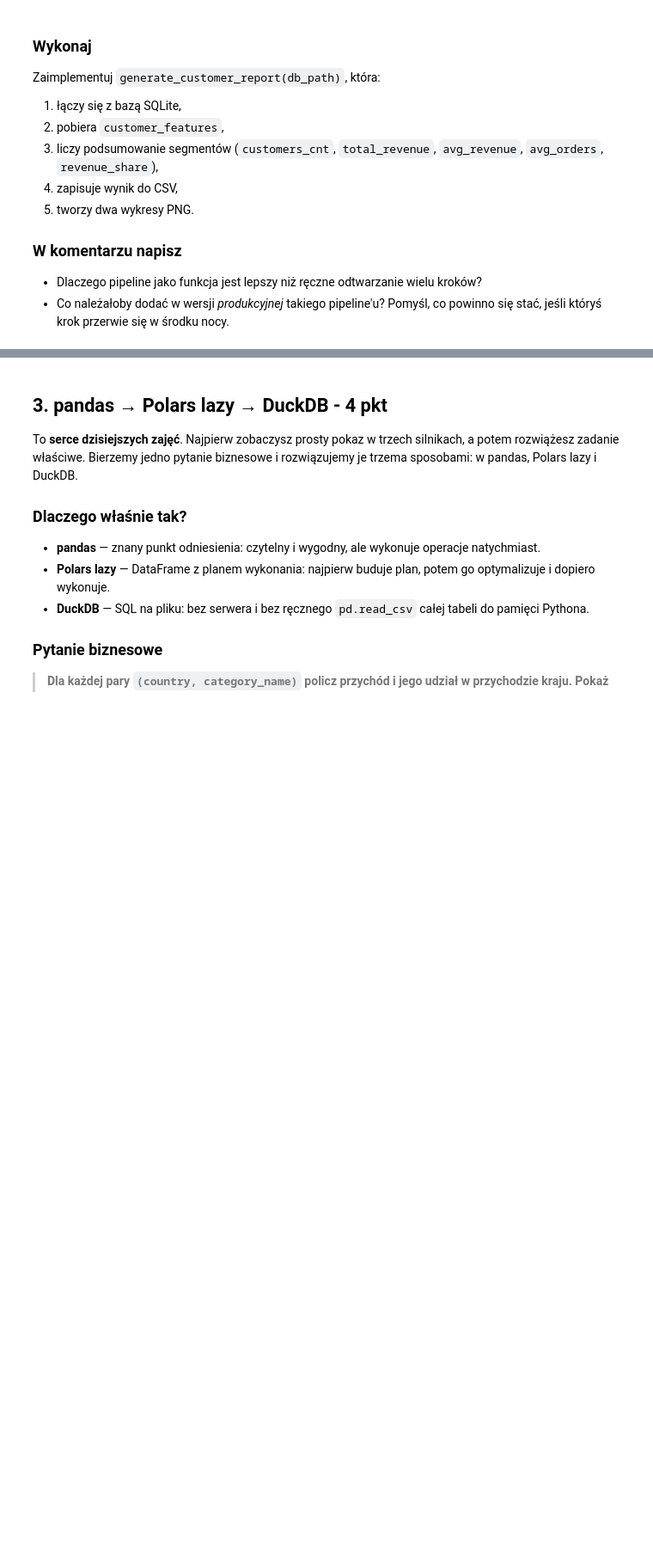
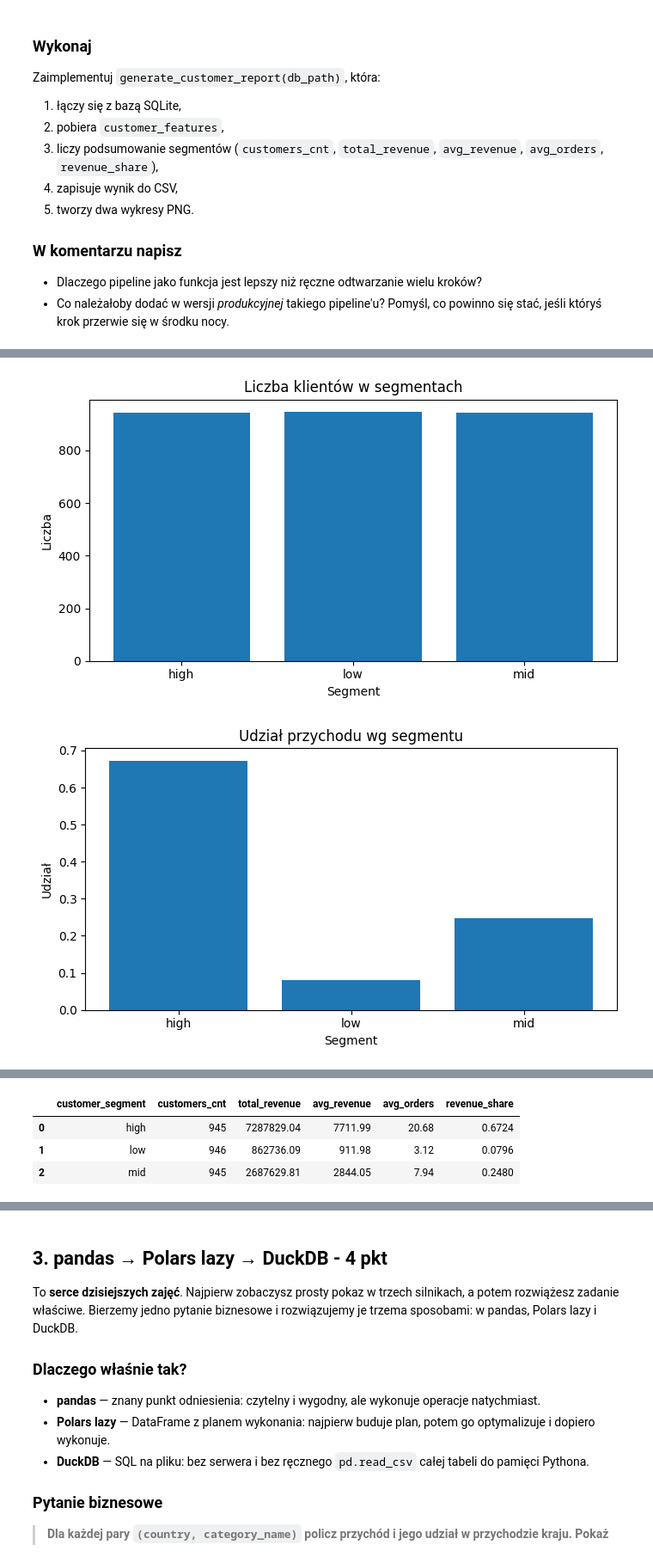
Before and after one commit to closetcaiman/dbids, a Jupyter notebook: labs/lab10/notebooks/notebook.ipynb, the cells around one changed output, grey strips where cells are left out. Shown at 86% size. Cells and saved outputs as stored; diff of their text form; code cells hidden in the pictures; blank space fills up the shorter version.

```diff
--- a/labs/lab10/notebooks/notebook.ipynb
+++ b/labs/lab10/notebooks/notebook.ipynb
@@ -576,13 +682,22 @@ def generate_customer_report(db_path, output_dir="output/reports"):
     # Pokaz: customers_cnt, total_revenue, avg_revenue, avg_orders.
     # Hint: .groupby("customer_segment", as_index=False, observed=True).agg(...)
 
-    segment_summary = ...  # <- wpisz tu DataFrame
+    segment_summary = customers.groupby(
+        "customer_segment", as_index=False, observed=True
+    ).agg(
+        customers_cnt=("customer_id", "nunique"),
+        total_revenue=("total_revenue", "sum"),
+        avg_revenue=("total_revenue", "mean"),
+        avg_orders=("orders_cnt", "mean"),
+    )
 
     # UZUPEŁNIJ:
     # Dodaj kolumnę revenue_share = udział segmentu w sumie total_revenue.
     # Hint: segment_summary["total_revenue"] / segment_summary["total_revenue"].sum()
 
-    segment_summary["revenue_share"] = ...  # <- wpisz tu
+    segment_summary["revenue_share"] = (
+        segment_summary["total_revenue"] / segment_summary["total_revenue"].sum()
+    )
 
     # Zaokrąglenie — wypełnione
     for col in ["total_revenue", "avg_revenue", "avg_orders", "revenue_share"]:
@@ -627,3 +742,4 @@ def generate_customer_report(db_path, output_dir="output/reports"):
 
 report = generate_customer_report(clean_db_path)
 report["segment_summary"]
+# %% [output]
@@ -629,0 +749,2 @@ report["segment_summary"]
+[figure, added]
+[figure, added]
@@ -630,3 +752,7 @@ report["segment_summary"]
+|  | customer_segment | customers_cnt | total_revenue | avg_revenue | avg_orders | revenue_share |
+| 0 | high | 945 | 7287829.04 | 7711.99 | 20.68 | 0.6724 |
+| 1 | low | 946 | 862736.09 | 911.98 | 3.12 | 0.0796 |
+| 2 | mid | 945 | 2687629.81 | 2844.05 | 7.94 | 0.2480 |
 # %% [markdown]
 **Twój komentarz** (4-6 zdań — zalety pipeline-jako-funkcji + co dodać w produkcji):
 
```
Also changed, not shown: parts of 32 cells of this notebook.
